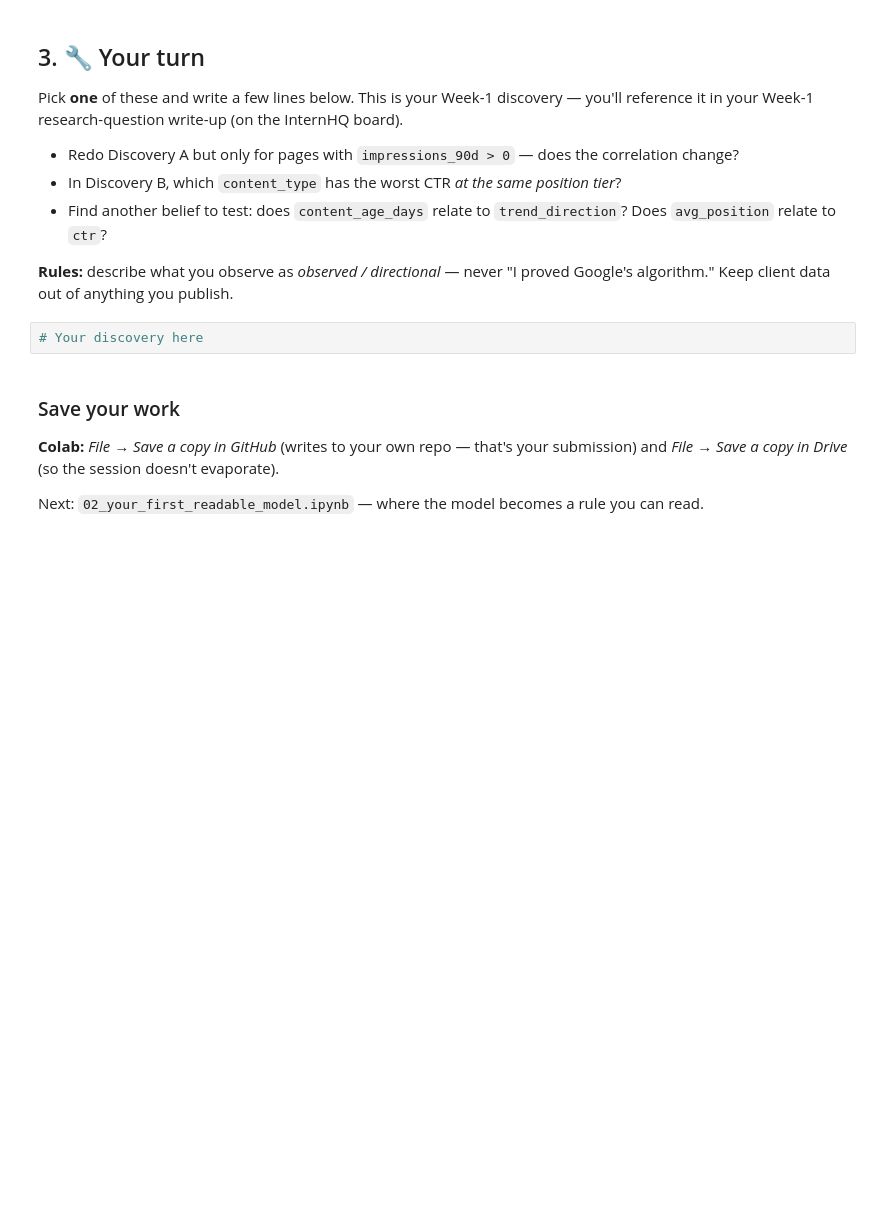
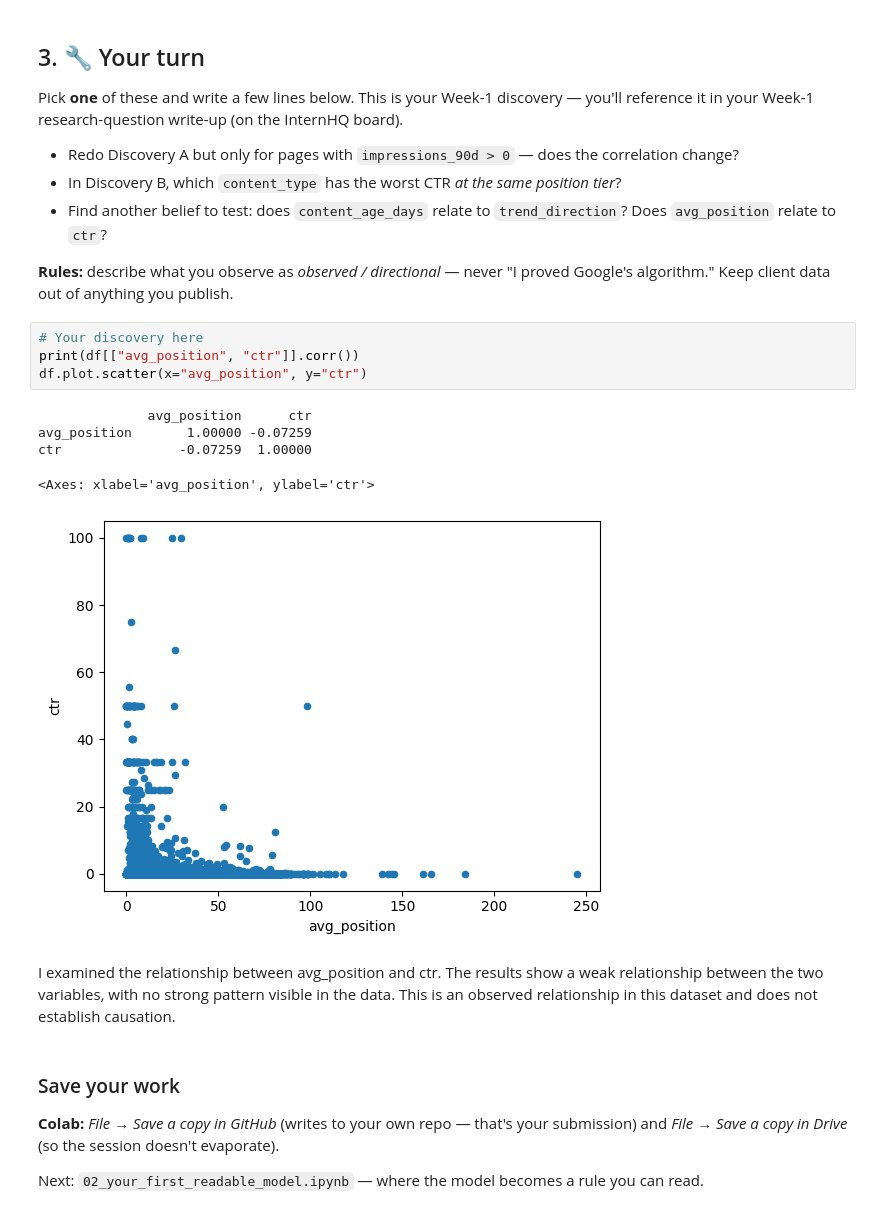
Before and after one commit to tasmeer-Siddiqui125/flyrank-ml-internship, a Jupyter notebook: notebooks/01_first_look_and_discovery.ipynb, the cells around one changed output. Drawn from its saved outputs; the diff is of its cells as text; blank space fills up the shorter version.

```diff
--- a/notebooks/01_first_look_and_discovery.ipynb
+++ b/notebooks/01_first_look_and_discovery.ipynb
@@ -99,6 +153,16 @@ Pick **one** of these and write a few lines below. This is your Week-1 discovery
 **Rules:** describe what you observe as *observed / directional* — never "I proved Google's algorithm." Keep client data out of anything you publish.
 # %%
 # Your discovery here
+print(df[["avg_position", "ctr"]].corr())
+df.plot.scatter(x="avg_position", y="ctr")
+# %% [output]
+              avg_position      ctr
+avg_position       1.00000 -0.07259
+ctr               -0.07259  1.00000
+<Axes: xlabel='avg_position', ylabel='ctr'>
+[figure, added]
+# %% [markdown]
+I examined the relationship between avg_position and ctr. The results show a weak relationship between the two variables, with no strong pattern visible in the data. This is an observed relationship in this dataset and does not establish causation.
 # %% [markdown]
 ### Save your work
 **Colab:** *File → Save a copy in GitHub* (writes to your own repo — that's your submission) and *File → Save a copy in Drive* (so the session doesn't evaporate).
```
Also changed, not shown: parts of 7 cells of this notebook.
